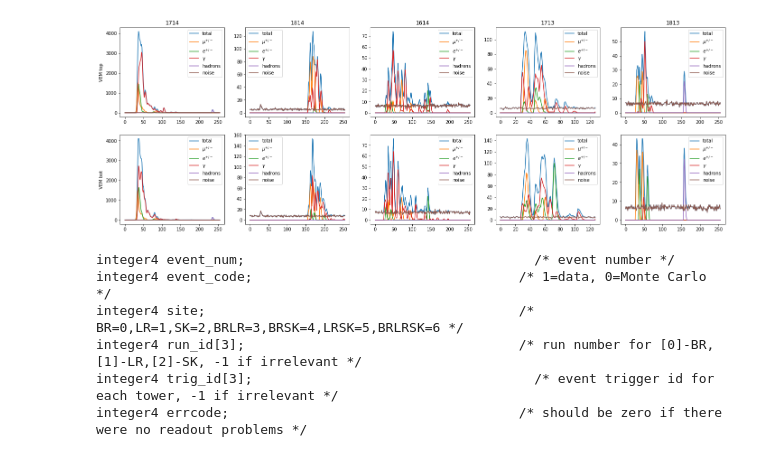
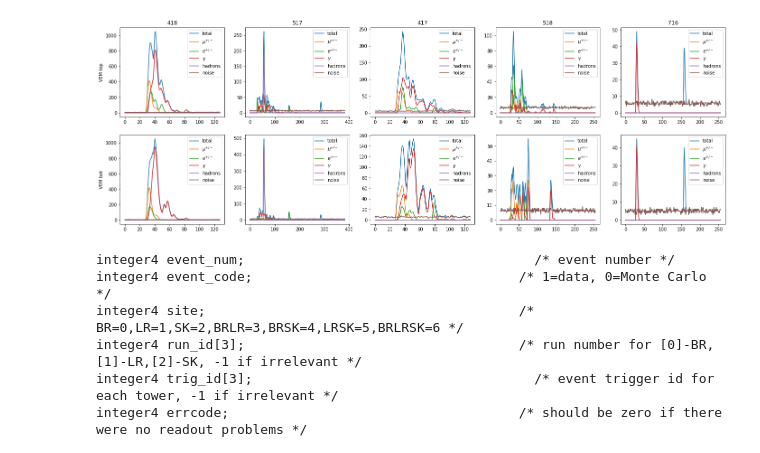
Before and after one commit to nj-vs-vh/ta-muon-puzzle, a Jupyter notebook: waveforms_preview.ipynb, the cells around one changed output. Drawn from its saved outputs; the diff is of its cells as text; code cells hidden in the pictures.

```diff
--- a/waveforms_preview.ipynb
+++ b/waveforms_preview.ipynb
@@ -39,44 +39,46 @@ detectors_to_plot = None
 for dst_label, event_iter, dst in zip(dst_file_labels, event_iters, dst_files):
     next(event_iter)
     rusdraw = dst.get_bank('rusdraw')
+    if rusdraw['nofwf'] == 0:
+        continue
     fadc = rusdraw['fadc']
     wf_id = rusdraw['wf_id']
     xxyy = rusdraw['xxyy']
     waveform_parts_by_detector = defaultdict(dict)
-    for i, (xxyy_, wf_id_) in enumerate(zip(xxyy, wf_id)):
-        waveform_parts_by_detector[xxyy_][wf_id_] = fadc[i]
+    for i in range(rusdraw['nofwf']):
+        waveform_parts_by_detector[xxyy[i]][wf_id[i]] = fadc[i]
 
     # assembling waveforms from their 128-bin parts
     def assemble_waveforms(wf_part_by_id: Dict[int, Dict[int, np.ndarray]]) -> Tuple[np.ndarray, np.ndarray]:
         wf_top = []
         wf_bot = []
         for wf_id in sorted(wf_part_by_id.keys()):
-            wf_top.extend(wf_part_by_id[wf_id][0])
-            wf_bot.extend(wf_part_by_id[wf_id][1])
+            wf_top.extend(wf_part_by_id[wf_id][1])
+            wf_bot.extend(wf_part_by_id[wf_id][0])
         return np.array(wf_top), np.array(wf_bot)
 
     waveforms_by_detector = {xxyy_: assemble_waveforms(wfp) for xxyy_, wfp in waveform_parts_by_detector.items()}
 
     if detectors_to_plot is None:
         # looking for max integral waveforms
         detector_with_integral = [
             (xxyy_, np.sum(wf_top) + np.sum(wf_bot))
             for xxyy_, (wf_top, wf_bot) in waveforms_by_detector.items()
         ]
         detector_with_integral.sort(key=lambda d_i: d_i[1], reverse=True)
         detectors_to_plot = [xxyy_ for (xxyy_, _) in detector_with_integral[:n_top_waveforms]]
 
     for icol, xxyy_ in enumerate(detectors_to_plot):
         for irow, wf in enumerate(waveforms_by_detector[xxyy_]):
             ax: plt.Axes = axes[irow][icol]
             if irow == 0:
                 ax.set_title(str(xxyy_))
             if icol == 0:
                 ax.set_ylabel("VEM " + ("top" if irow == 0 else "bot"))
             ax.plot(wf, label=dst_label)
             ax.legend()
 
 plt.savefig("pics/waveforms-example.png", bbox_inches="tight")
 plt.show()
 # %% [output]
-[figure, old version]
+[figure, new version]
```
Also changed, not shown: parts of 1 cell of this notebook, 10 other files.
